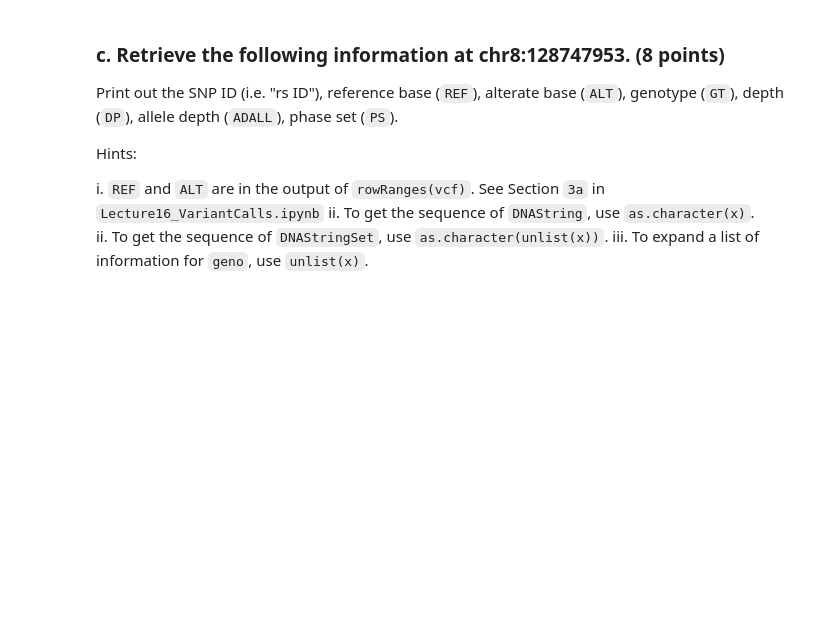
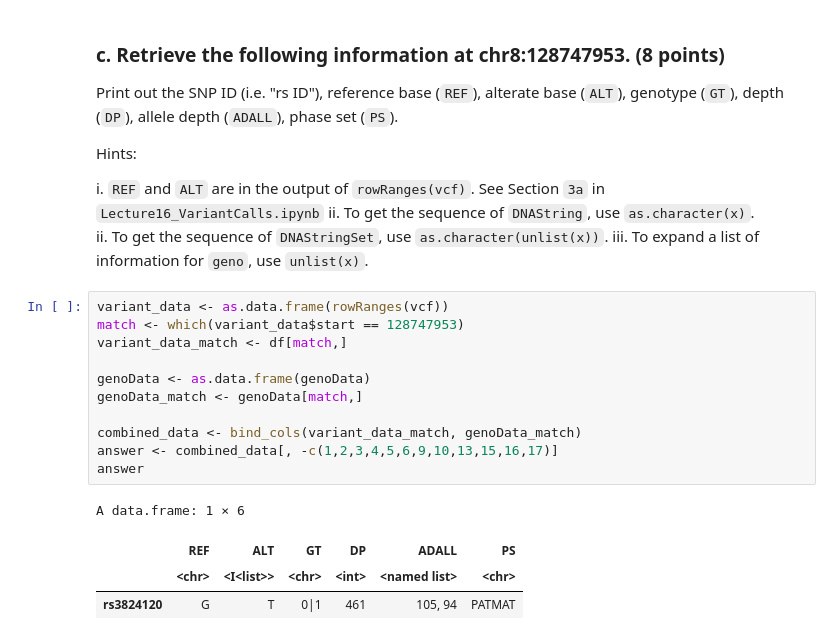
Before and after one commit to kristenabe/tfcb_2024-copy, a Jupyter notebook: homeworks/homework07/kristen-Homework07.ipynb, the cells around one changed output. Saved outputs shown, nothing was run; the diff lists cells and outputs as text; blank space fills up the shorter version.

```diff
--- a/homeworks/homework07/kristen-Homework07.ipynb
+++ b/homeworks/homework07/kristen-Homework07.ipynb
@@ -195,3 +242,19 @@ Hints:
   ii. To get the sequence of `DNAString`, use `as.character(x)`.
   ii. To get the sequence of `DNAStringSet`, use `as.character(unlist(x))`.
   iii. To expand a list of information for `geno`, use `unlist(x)`.
+# %%
+variant_data <- as.data.frame(rowRanges(vcf))
+match <- which(variant_data$start == 128747953)
+variant_data_match <- df[match,]
+
+genoData <- as.data.frame(genoData)
+genoData_match <- genoData[match,]
+
+combined_data <- bind_cols(variant_data_match, genoData_match)
+answer <- combined_data[, -c(1,2,3,4,5,6,9,10,13,15,16,17)]
+answer
+# %% [output]
+A data.frame: 1 × 6
+|  | REF | ALT | GT | DP | ADALL | PS |
+|  | <chr> | <I<list>> | <chr> | <int> | <named list> | <chr> |
+| rs3824120 | G | T | 0|1 | 461 | 105, 94 | PATMAT |
```
Also changed, not shown: parts of 4 cells of this notebook, 3 other files.
